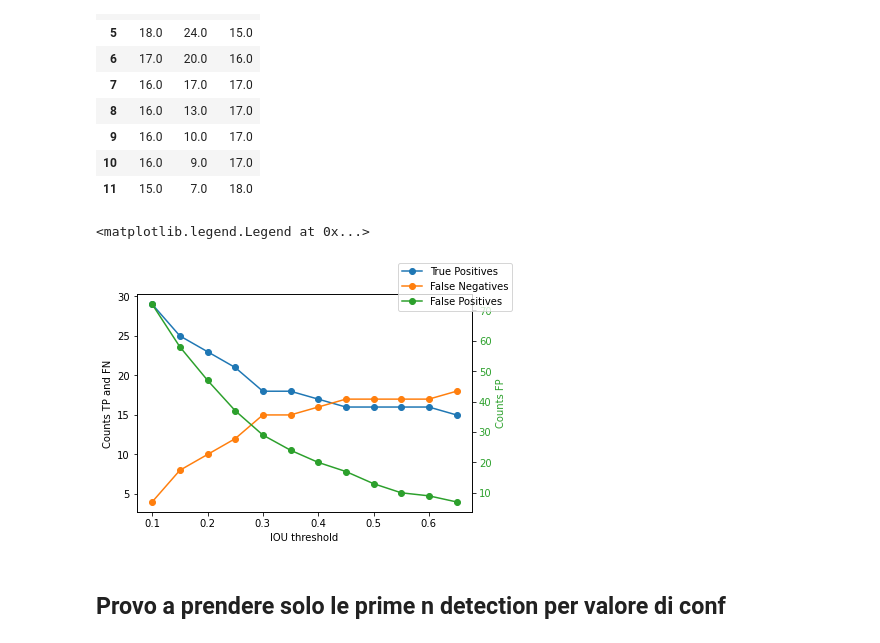
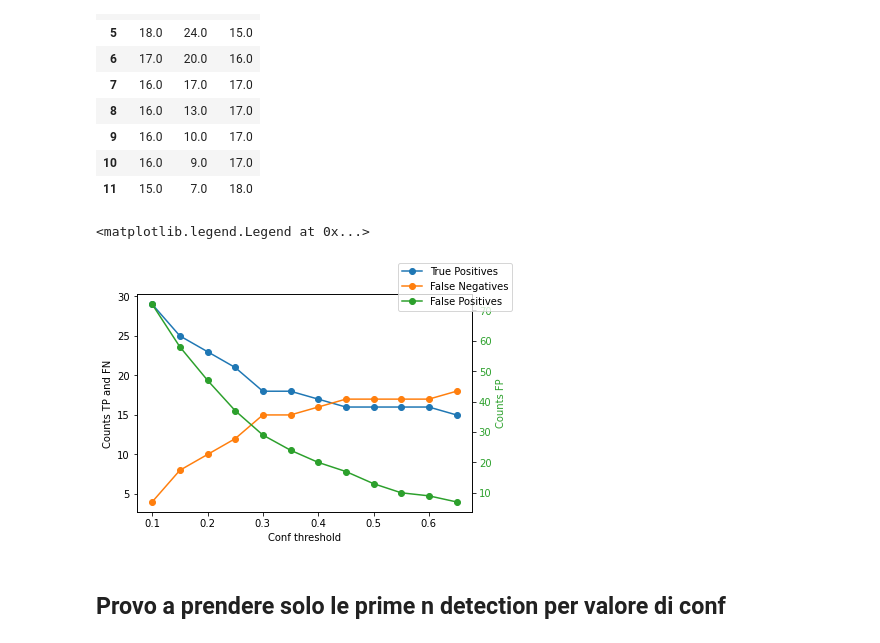
Before and after one commit to andreaberti11235/detection_analysis, a Jupyter notebook: plot_count_ensemble.ipynb, the cells around one changed output. Drawn from its saved outputs; the diff is of its cells as text; code cells hidden in the pictures.

```diff
--- a/plot_count_ensemble.ipynb
+++ b/plot_count_ensemble.ipynb
@@ -105,22 +105,22 @@ df
 iou_th = np.array([0.1, 0.15, 0.2, 0.25, 0.3, 0.35, 0.40, 0.45, 0.50, 0.55, 0.60, 0.65])
 # %%
 fig, ax1 = plt.subplots()
-ax1.set_xlabel('IOU threshold')
+ax1.set_xlabel('Conf threshold')
 ax1.set_ylabel('Counts TP and FN')
 ax1.plot(iou_th, df.loc[:, 'nr_TP'], '-o', label='True Positives')
 ax1.plot(iou_th, df.loc[:, 'nr_FN'], '-o', label='False Negatives')
 
 ax2 = ax1.twinx()  # instantiate a second axes that shares the same x-axis
 color = 'tab:green'
 ax2.set_ylabel('Counts FP', color=color)
 ax2.plot(iou_th, df.loc[:, 'nr_FP'], '-o', color=color, label='False Positives')
 ax2.tick_params(axis='y', labelcolor=color)
 
 fig.legend()
 #fig.tight_layout()
 # %% [output]
 <matplotlib.legend.Legend at 0x...>
-[figure, old version]
+[figure, new version]
 # %% [markdown]
 ## Provo a prendere solo le prime n detection per valore di conf
 # %% [markdown]
```
Also changed, not shown: parts of 25 cells of this notebook.
